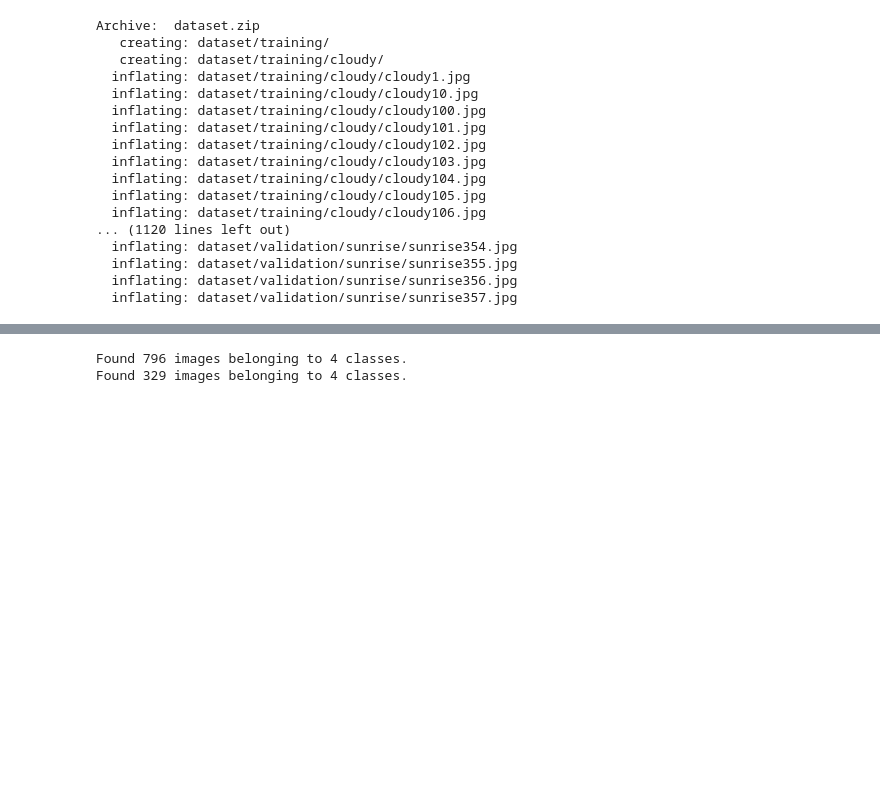
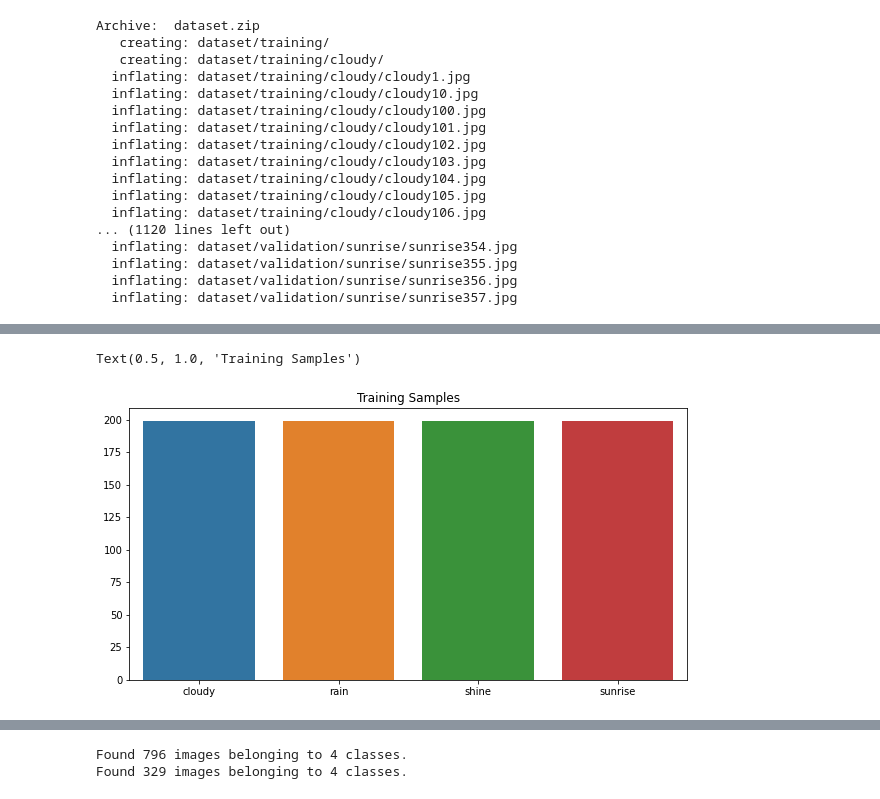
Before and after one commit to urvog/weatherclassification, a Jupyter notebook: WeatherClassification.ipynb, the cells around one changed output, grey strips where cells are left out. Drawn from its saved outputs; the diff is of its cells as text; code cells hidden in the pictures; blank space fills up the shorter version.

```diff
--- a/WeatherClassification.ipynb
+++ b/WeatherClassification.ipynb
@@ -70,0 +83,15 @@ device_lib.list_local_devices()
+# %%
+#Lets count all files and show subdirectory structure
+totalFiles = 0
+totalDir = 0
+PATH = 'dataset'
+
+for base, dirs, files in os.walk(PATH):
+    print('Searching in : ',base)
+    for directories in dirs:
+        totalDir += 1
+    for Files in files:
+        totalFiles += 1
+print('Total number of files',totalFiles)
+print('Total Number of directories',totalDir)
+print('Total:',(totalDir + totalFiles))
@@ -70,0 +119,33 @@ device_lib.list_local_devices()
+# %%
+#Count images samples for each category.
+
+targets = ['cloudy','rain','shine','sunrise']
+
+def count_targets(path_dataset, targets = targets):
+  """
+  Function to count samples for each category
+  input:
+    path_to_dataset - (example, validation, training or test)
+    targets - targets from dataset for each category
+  output:
+    count_target - numpy array with count files for each category
+
+  """
+  counts_target = []
+  for folder in targets:
+    path, dirs, files = next(os.walk(path_dataset+folder))
+    file_count = len(files)
+    counts_target.append([folder,file_count])
+
+  return np.array(counts_target, dtype = object)
+
+train_samples = count_targets(path_dataset = 'dataset/training/')
+validation_samples = count_targets(path_dataset = 'dataset/validation/')
+# %%
+#Let's plot samples distribution for training
+fig = plt.figure(figsize = (10,5))
+ax = sns.barplot(x = train_samples[:,0], y = train_samples[:,1])
+ax.set_title("Training Samples")
+# %% [output]
+Text(0.5, 1.0, 'Training Samples')
+[figure, added]
```
Also changed, not shown: parts of 23 cells of this notebook.
